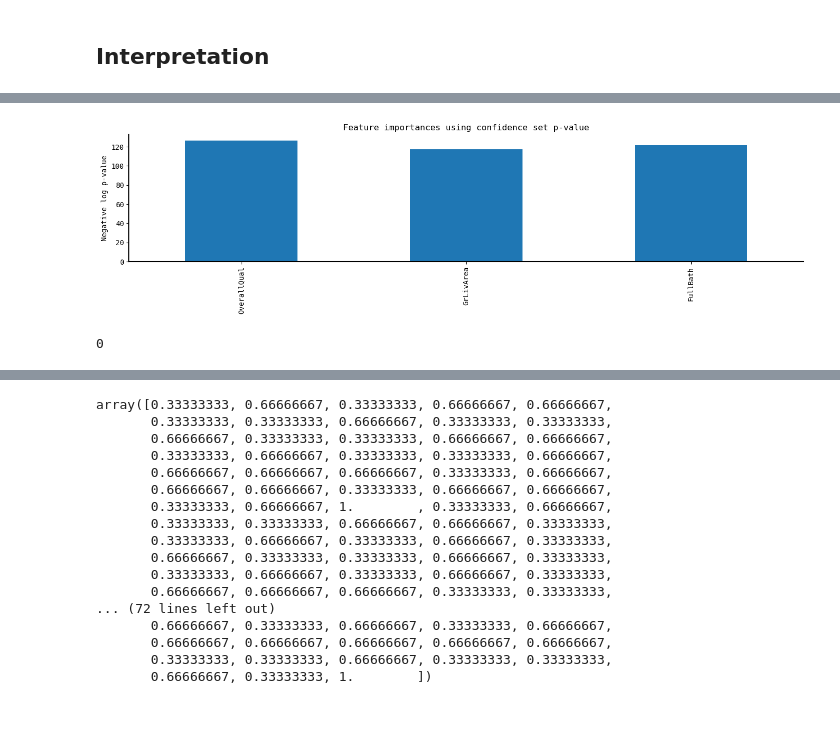
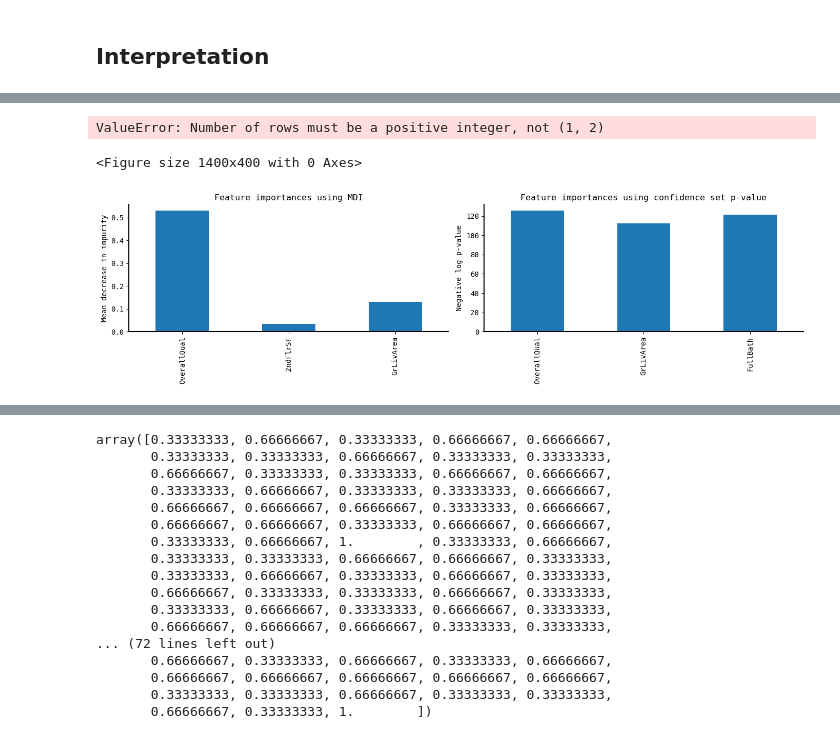
Before and after one commit to junting-ren/model_uncertainty_using_feature_confidence_set, a Jupyter notebook: notebooks/real_data_analysis.ipynb, the cells around one changed output, grey strips where cells are left out. Saved outputs shown, nothing was run; the diff lists cells and outputs as text; code cells hidden in the pictures.

```diff
--- a/notebooks/real_data_analysis.ipynb
+++ b/notebooks/real_data_analysis.ipynb
@@ -502,18 +540,22 @@ p = CS_t_test(dict_['inner'], dict_['outer'], X_test_pd[num_cols+cat_cols].reset
 index_top = np.where( np.isin(p,np.sort(p)[0:3]))[0]
 significant_col = house[num_cols + cat_cols].columns[index_top]
 #significant_col = np.unique([x.split('_')[0] for x in significant_col])
-forest_importances = pd.Series(-np.log(p[index_top]), index=significant_col)
-fig, ax = plt.subplots()
-forest_importances.plot.bar(ax=ax)
-ax.set_title("Feature importances using confidence set p-value")
-ax.set_ylabel("Negative log p-value")
-fig.tight_layout()
+CS_importances = pd.Series(-np.log(p[index_top]), index=significant_col)
 # %% [output]
-[figure, removed]
+ValueError: Number of rows must be a positive integer, not (1, 2)
+<Figure size 1400x400 with 0 Axes>
 # %%
-np.sum(np.sum(X_test_pd[num_cols+cat_cols].reset_index(drop = True).isnull()))
+fig, ax = plt.subplots(1, 2)
+forest_importances.plot.bar(yerr=std, ax=ax[0])
+ax[0].set_title("Feature importances using MDI")
+ax[0].set_ylabel("Mean decrease in impurity")
+CS_importances.plot.bar(ax=ax[1])
+ax[1].set_title("Feature importances using confidence set p-value")
+ax[1].set_ylabel("Negative log p-value")
+fig.tight_layout()
+fig.savefig('feature_import_house.png', dpi = 300)
 # %% [output]
-0
+[figure, added]
 # %%
 X_test_pd.reset_index(drop = True)
 # %% [output]
```
Also changed, not shown: parts of 12 cells of this notebook.
